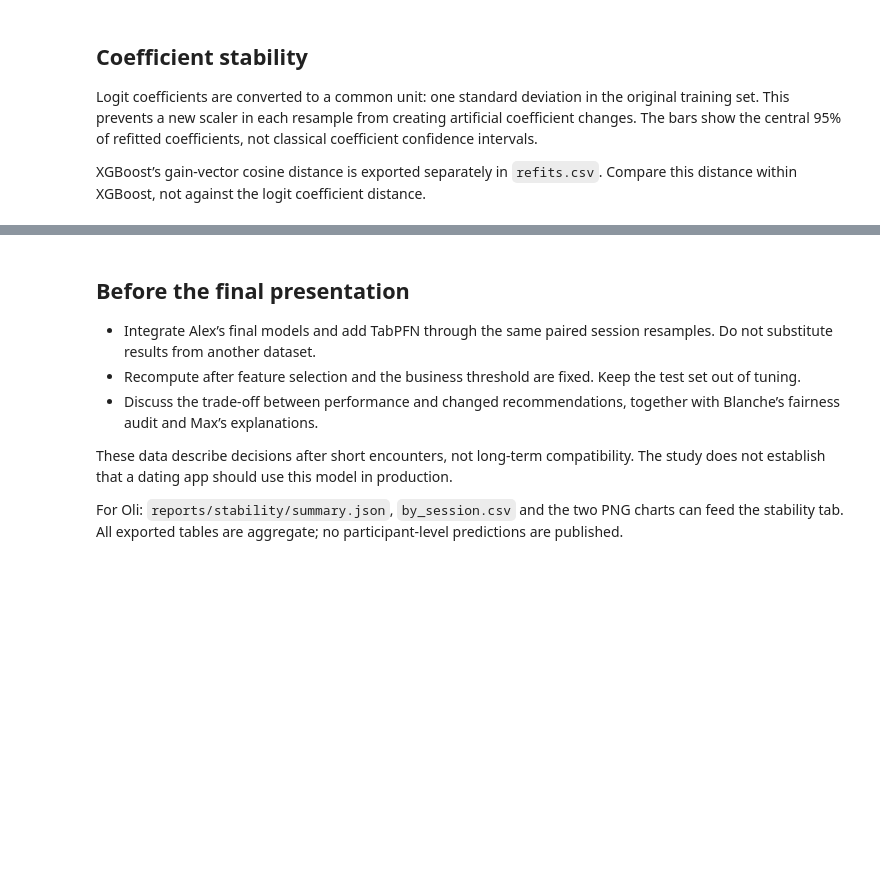
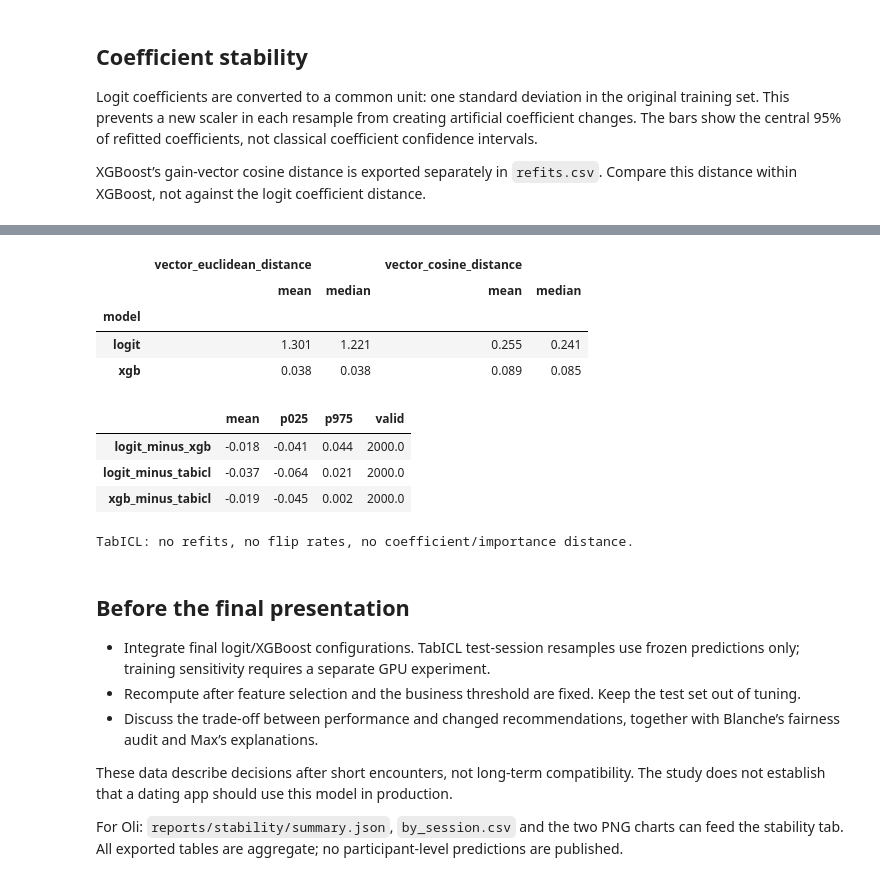
Before and after one commit to MaximilienLuc/Dating_app, a Jupyter notebook: 04_stability.executed.ipynb, the cells around one changed output, grey strips where cells are left out. Cells and saved outputs as stored; diff of their text form; code cells hidden in the pictures; blank space fills up the shorter version.

```diff
--- a/04_stability.executed.ipynb
+++ b/04_stability.executed.ipynb
@@ -113,6 +120,22 @@ display(top[["feature","reference_beta","p025","p975","sign_agreement"]].round(3
+# %%
+# Distances are comparable within a model, not across coefficient/gain units.
+display(r.groupby("model")[["vector_euclidean_distance", "vector_cosine_distance"]].agg(["mean", "median"]).round(3))
+display(pd.DataFrame(s["paired_auc_differences"]).T.round(3))
+print("TabICL: no refits, no flip rates, no coefficient/importance distance.")
+# %% [output]
+|  | vector_euclidean_distance |  | vector_cosine_distance |  |
+|  | mean | median | mean | median |
+| model |  |  |  |  |
+| logit | 1.301 | 1.221 | 0.255 | 0.241 |
+| xgb | 0.038 | 0.038 | 0.089 | 0.085 |
+|  | mean | p025 | p975 | valid |
+| logit_minus_xgb | -0.018 | -0.041 | 0.044 | 2000.0 |
+| logit_minus_tabicl | -0.037 | -0.064 | 0.021 | 2000.0 |
+| xgb_minus_tabicl | -0.019 | -0.045 | 0.002 | 2000.0 |
+TabICL: no refits, no flip rates, no coefficient/importance distance.
 # %% [markdown]
 ## Before the final presentation
-- Integrate Alex’s final models and add TabPFN through the same paired session resamples. Do not substitute results from another dataset.
+- Integrate final logit/XGBoost configurations. TabICL test-session resamples use frozen predictions only; training sensitivity requires a separate GPU experiment.
 - Recompute after feature selection and the business threshold are fixed. Keep the test set out of tuning.
 - Discuss the trade-off between performance and changed recommendations, together with Blanche’s fairness audit and Max’s explanations.
 
```
Also changed, not shown: parts of 8 cells of this notebook, 11 other files.
